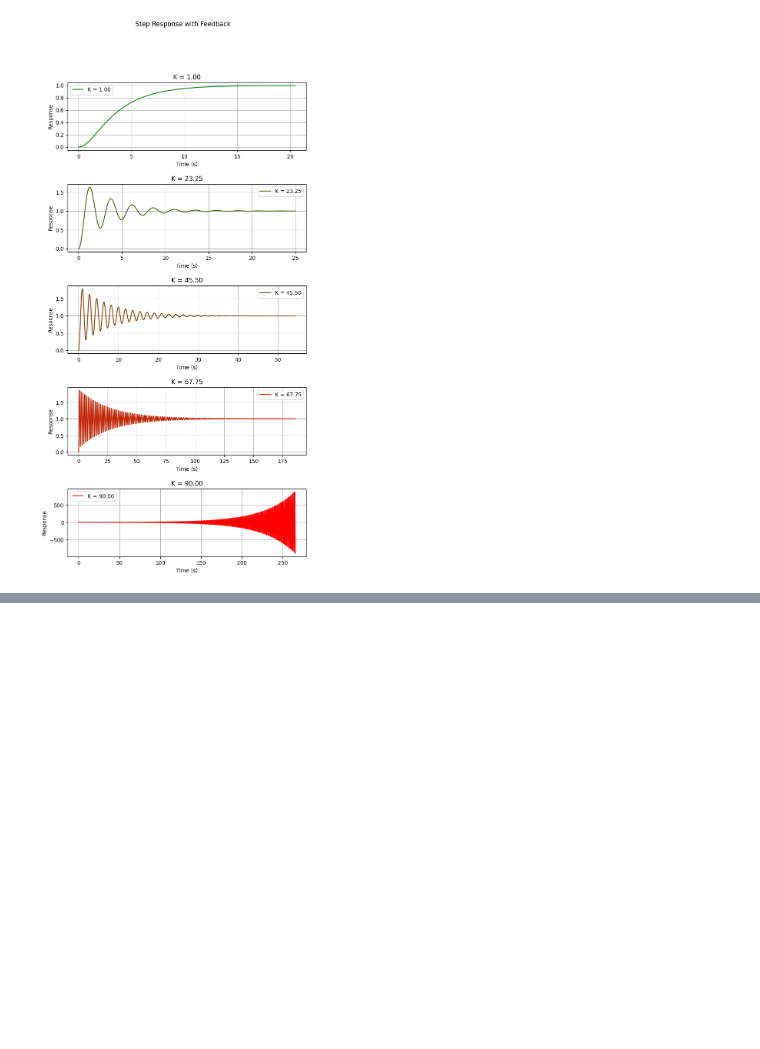
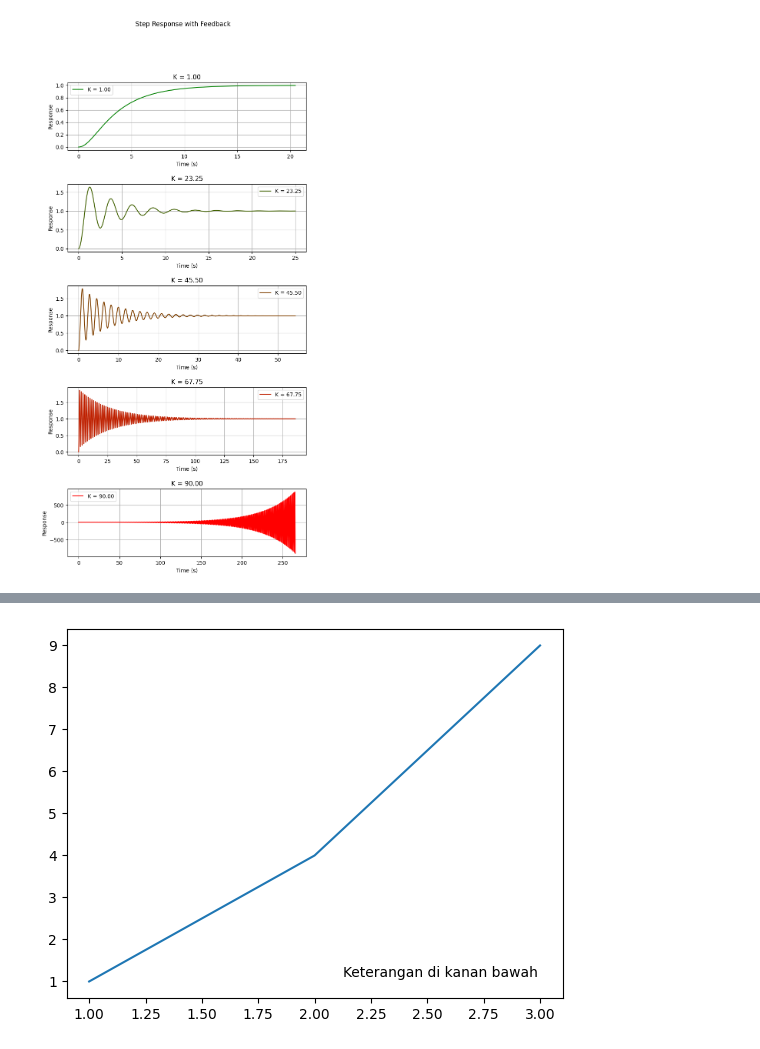
Before and after one commit to Fsyahputra/Sistem-Pengaturan, a Jupyter notebook: Percobaan1.ipynb, the cells around one changed output, grey strips where cells are left out. Drawn from its saved outputs; the diff is of its cells as text; code cells hidden in the pictures; blank space fills up the shorter version.

```diff
--- a/Percobaan1.ipynb
+++ b/Percobaan1.ipynb
@@ -563,0 +650,15 @@ plt.show()
+# %%
+import matplotlib.pyplot as plt
+
+# Data plot
+x = [1, 2, 3]
+y = [1, 4, 9]
+
+plt.plot(x, y)
+
+# Menambahkan keterangan di kanan bawah
+plt.text(0.95, 0.05, "Keterangan di kanan bawah", transform=plt.gca().transAxes, ha='right', va='bottom')
+
+plt.show()
+# %% [output]
+[figure, added]
```
Also changed, not shown: parts of 11 cells of this notebook.
